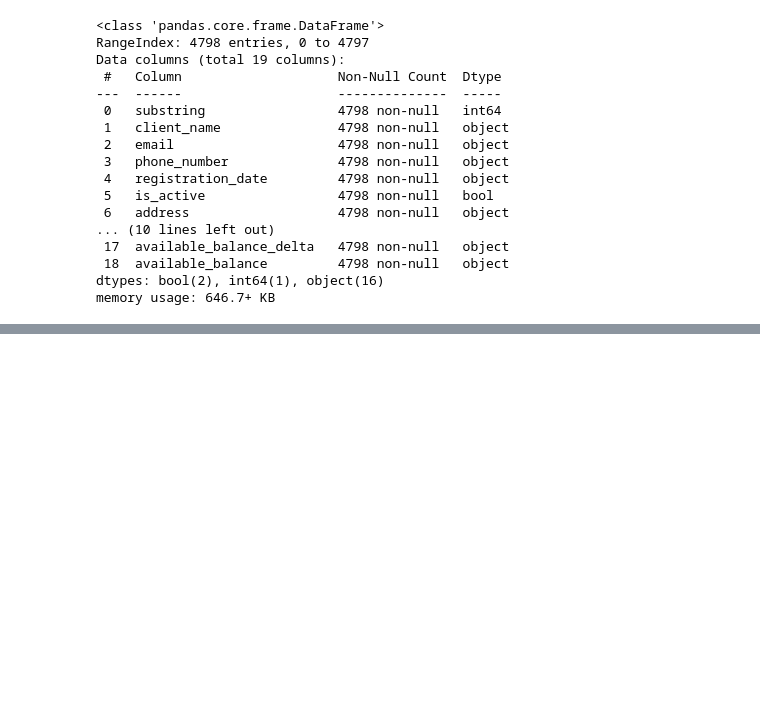
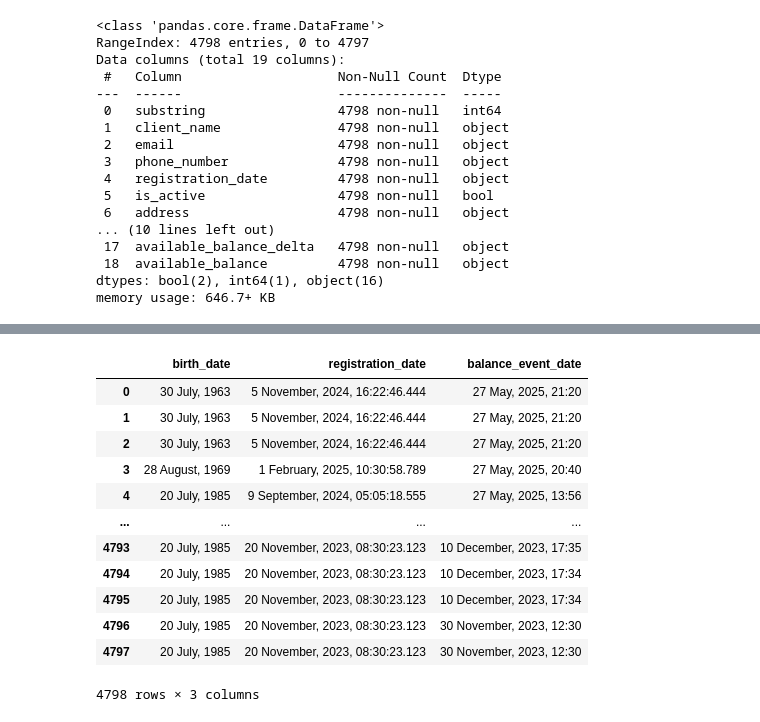
Before and after one commit to tanagnostis/ep_ae_assignment, a Jupyter notebook: code/dataset_exploration.ipynb, the cells around one changed output, grey strips where cells are left out. Saved outputs shown, nothing was run; the diff lists cells and outputs as text; code cells hidden in the pictures; blank space fills up the shorter version.

```diff
--- a/code/dataset_exploration.ipynb
+++ b/code/dataset_exploration.ipynb
@@ -33,0 +110,16 @@ data.head()
+# %%
+data[['birth_date', 'registration_date', 'balance_event_date']]
+# %% [output]
+|  | birth_date | registration_date | balance_event_date |
+| 0 | 30 July, 1963 | 5 November, 2024, 16:22:46.444 | 27 May, 2025, 21:20 |
+| 1 | 30 July, 1963 | 5 November, 2024, 16:22:46.444 | 27 May, 2025, 21:20 |
+| 2 | 30 July, 1963 | 5 November, 2024, 16:22:46.444 | 27 May, 2025, 21:20 |
+| 3 | 28 August, 1969 | 1 February, 2025, 10:30:58.789 | 27 May, 2025, 20:40 |
+| 4 | 20 July, 1985 | 9 September, 2024, 05:05:18.555 | 27 May, 2025, 13:56 |
+| ... | ... | ... | ... |
+| 4793 | 20 July, 1985 | 20 November, 2023, 08:30:23.123 | 10 December, 2023, 17:35 |
+| 4794 | 20 July, 1985 | 20 November, 2023, 08:30:23.123 | 10 December, 2023, 17:34 |
+| 4795 | 20 July, 1985 | 20 November, 2023, 08:30:23.123 | 10 December, 2023, 17:34 |
+| 4796 | 20 July, 1985 | 20 November, 2023, 08:30:23.123 | 30 November, 2023, 12:30 |
+| 4797 | 20 July, 1985 | 20 November, 2023, 08:30:23.123 | 30 November, 2023, 12:30 |
+4798 rows × 3 columns
```
Also changed, not shown: parts of 18 cells of this notebook.
